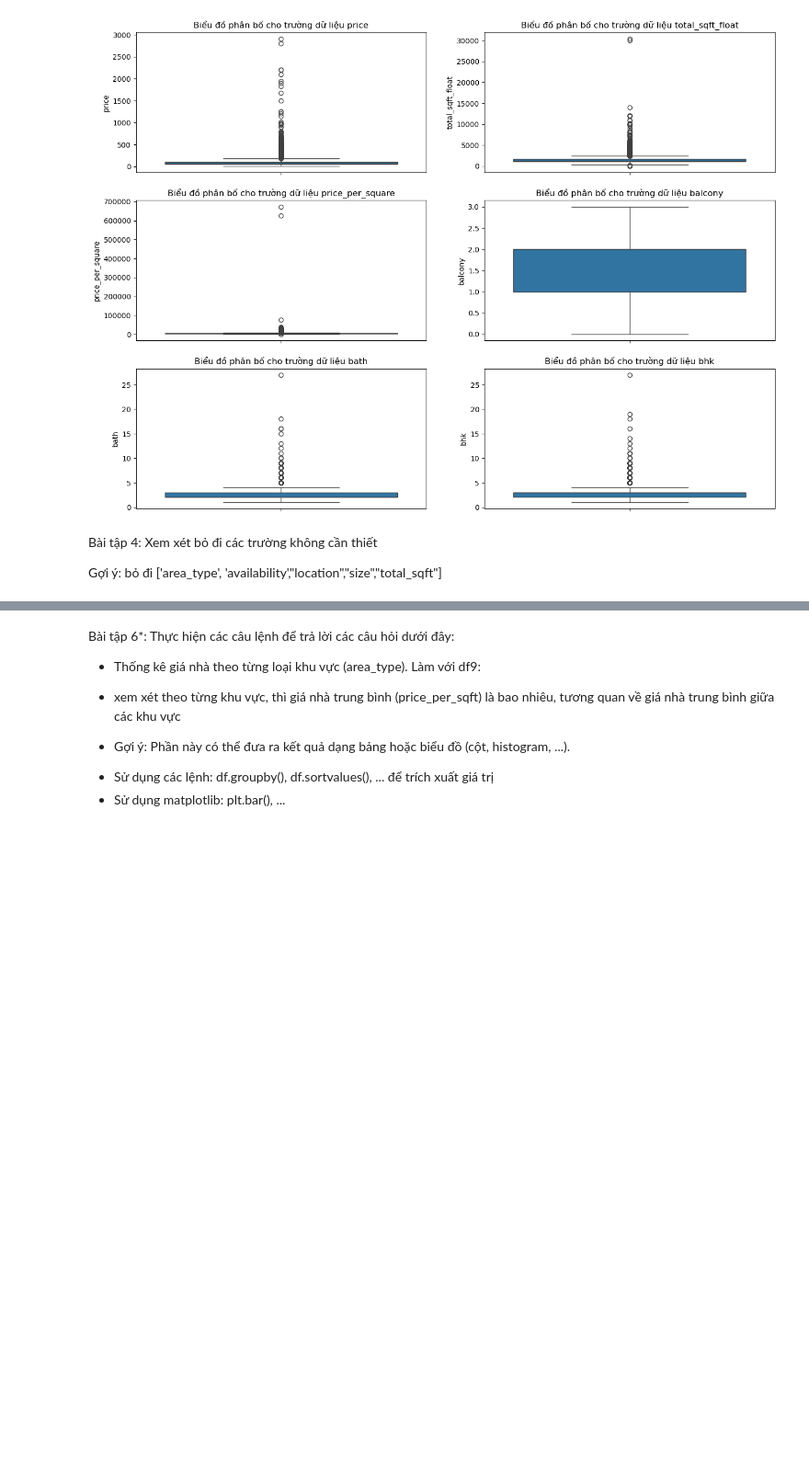
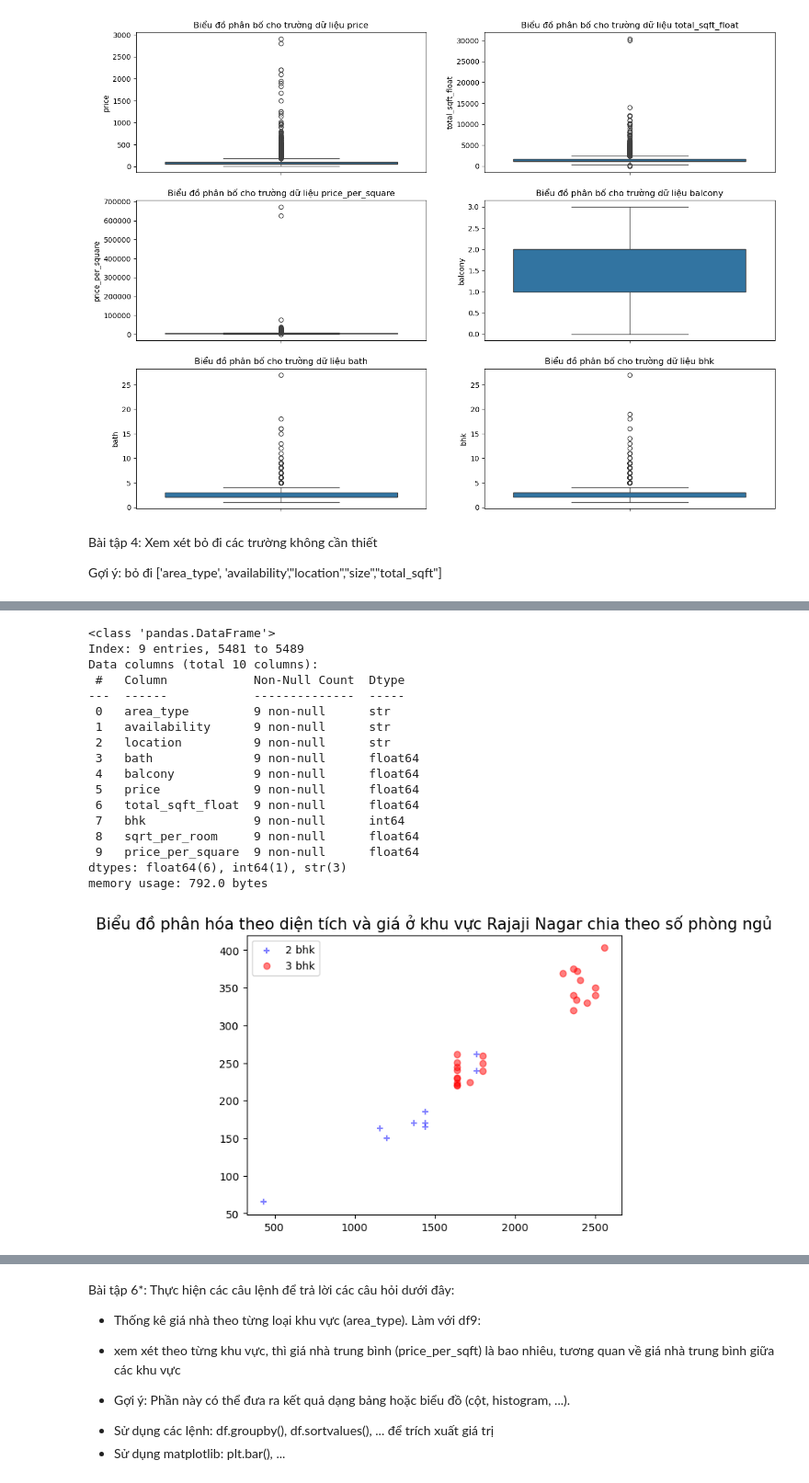
Before and after one commit to Cong123z/Machine-learning-trainning, a Jupyter notebook: Ex/EX2/Data_Preprocessing.ipynb, the cells around one changed output, grey strips where cells are left out. Shown at 92% size. Cells and saved outputs as stored; diff of their text form; code cells hidden in the pictures; blank space fills up the shorter version.

```diff
--- a/Ex/EX2/Data_Preprocessing.ipynb
+++ b/Ex/EX2/Data_Preprocessing.ipynb
@@ -260,7 +260,6 @@ for str_val in df3['total_sqft']:
     total_sqft_float.append(float(str_val))
   except:
     try:
-      temp = []
       temp = str_val.split('-')
       total_sqft_float.append((float(temp[0])+float(temp[-1]))/2)
     except:
@@ -627,0 +643,36 @@ plot_scatter_chart(df9, "Hebbal")
+# %%
+#Gợi ý: Sử dụng plt.scatter() .... hoạc câu lệnh khác tương đương. Làm với df9
+
+def plot_scatter_chart(df,location):
+  #Viết code ở đây
+
+  df13_2room=df11[(df11['location']==location) & (df11['bhk']==2)]
+  df13_3room=df11[(df11['location']==location) & (df11['bhk']==3)]
+  df13_2room.info()
+  plt.scatter(x=df13_2room.total_sqft_float,y=df13_2room.price,color='blue',alpha=0.5,marker='+',label='2 bhk')#Vẽ với TH 2 bhk
+  plt.scatter(x=df13_3room['total_sqft_float'],y=df13_3room['price'],color='red',alpha=0.5,marker='o',label='3 bhk')
+  plt.title(f"Biểu đồ phân hóa theo diện tích và giá ở khu vực {location} chia theo số phòng ngủ",fontsize=15)
+  plt.legend()
+  plt.show()
+
+
+plot_scatter_chart(df11, "Rajaji Nagar")
+# %% [output]
+<class 'pandas.DataFrame'>
+Index: 9 entries, 5481 to 5489
+Data columns (total 10 columns):
+ #   Column            Non-Null Count  Dtype
+---  ------            --------------  -----
+ 0   area_type         9 non-null      str
+ 1   availability      9 non-null      str
+ 2   location          9 non-null      str
+ 3   bath              9 non-null      float64
+ 4   balcony           9 non-null      float64
+ 5   price             9 non-null      float64
+ 6   total_sqft_float  9 non-null      float64
+ 7   bhk               9 non-null      int64
+ 8   sqrt_per_room     9 non-null      float64
+ 9   price_per_square  9 non-null      float64
+dtypes: float64(6), int64(1), str(3)
+memory usage: 792.0 bytes
+[figure, added]
```
Also changed, not shown: parts of 8 cells of this notebook, 1 other file.
